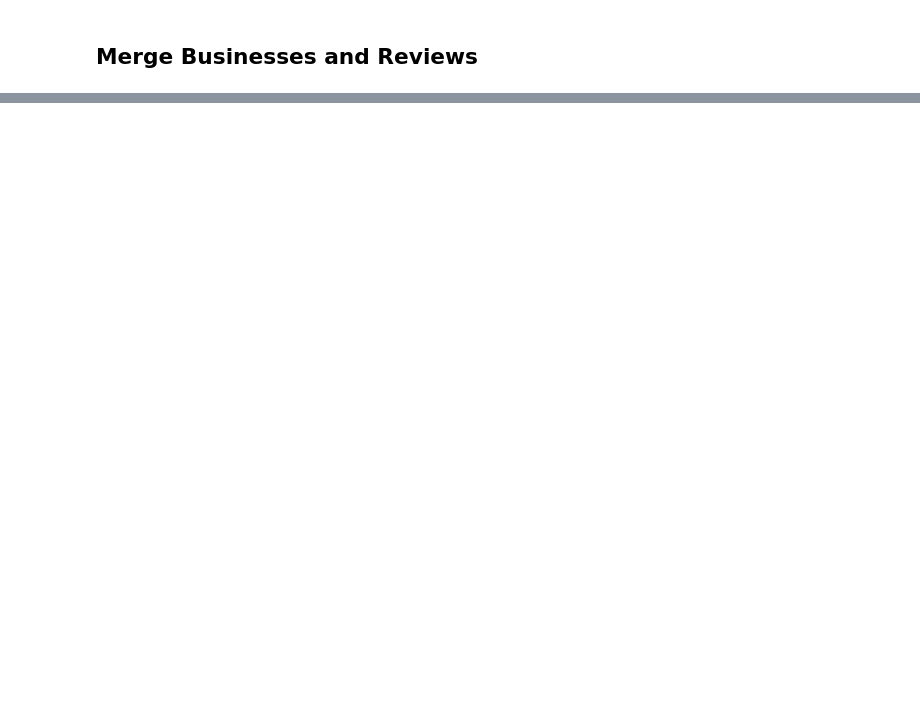
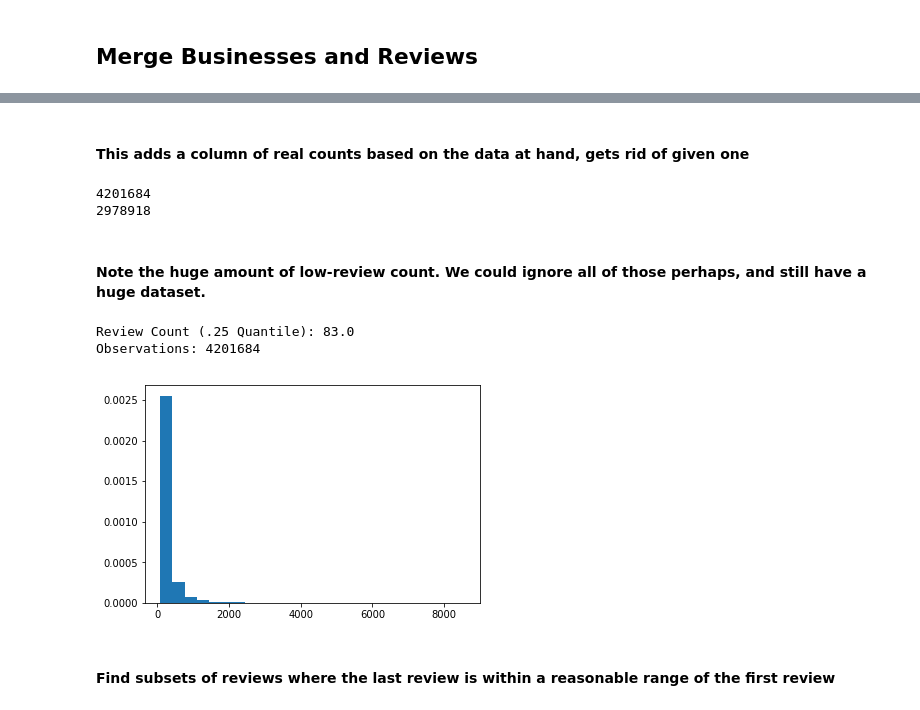
Before and after one commit to marcmuon/nlp_yelp_review_unsupervised, a Jupyter notebook: notebooks/yelp_eda.ipynb, the cells around one changed output, grey strips where cells are left out. Saved outputs shown, nothing was run; the diff lists cells and outputs as text; code cells hidden in the pictures; blank space fills up the shorter version.

```diff
--- a/notebooks/yelp_eda.ipynb
+++ b/notebooks/yelp_eda.ipynb
@@ -97,2 +84,2 @@ sns.countplot(restaurant_df.biz_stars, color='g');
 # %%
-merged = restaurant_df.merge(low_review_df, on='business_id', how='left')
+merged = restaurant_df.merge(review_df, on='business_id', how='inner') # alternatively merge on just polarized (not 3s)
@@ -102,0 +116,10 @@ merged.text[7]
+# %%
+def sort_review_time(df):
+    """Convert date to datetime then restaurant names and review time per restaurant"""
+
+    df['date'] = pd.to_datetime(df['date'])
+    df = df.sort_values(['business_id','date'])
+    df = df.reset_index(drop=True)
+    return df
+# %%
+sorted_times = sort_review_time(merged)
@@ -102,0 +148,29 @@ merged.text[7]
+# %% [markdown]
+#### This adds a column of real counts based on the data at hand, gets rid of given one
+# %%
+sorted_times['real_counts'] = sorted_times.groupby(['business_id'])['text'].transform('count')
+sorted_times = sorted_times.drop(['review_count'], axis=1)
+# %%
+print(len(sorted_times))
+print(len(sorted_times[sorted_times.real_counts > 100]))
+# %% [output]
+4201684
+2978918
+# %% [markdown]
+#### Note the huge amount of low-review count. We could ignore all of those perhaps, and still have a huge dataset.
+# %%
+def plot_counts(df, pct=.25, max=10000):
+    data = df.copy()
+    min = data.real_counts.quantile(pct)
+    print(f"Review Count (.25 Quantile): {data.real_counts.quantile(.25)}")
+    print(f"Observations: {len(data)}")
+    data = data[data.real_counts > min]
+    data = data[data.real_counts < max]
+    data = data.groupby(['business_id'])['real_counts'].mean()
+    plt.hist(data, bins=25, density=True)
+    plt.show()
+plot_counts(sorted_times)
+# %% [output]
+Review Count (.25 Quantile): 83.0
+Observations: 4201684
+[figure, added]
@@ -102,0 +179,2 @@ merged.text[7]
+# %% [markdown]
+#### Find subsets of reviews where the last review is within a reasonable range of the first review
```
Also changed, not shown: parts of 31 cells of this notebook.
